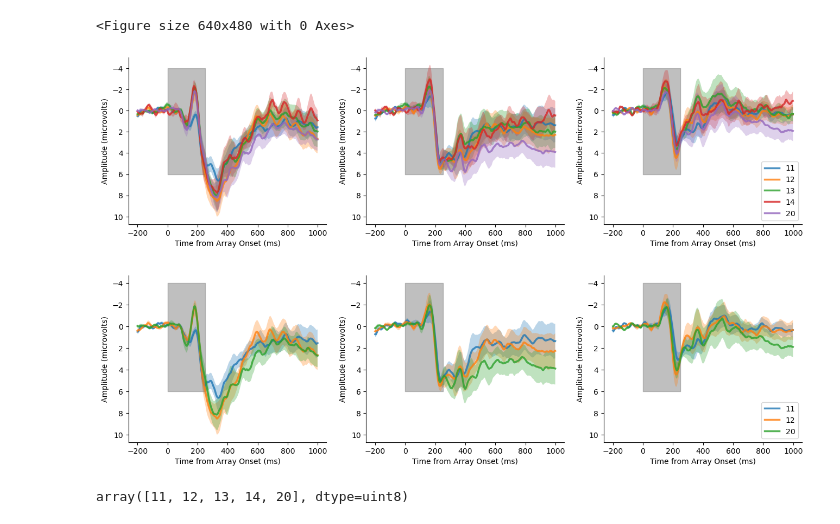
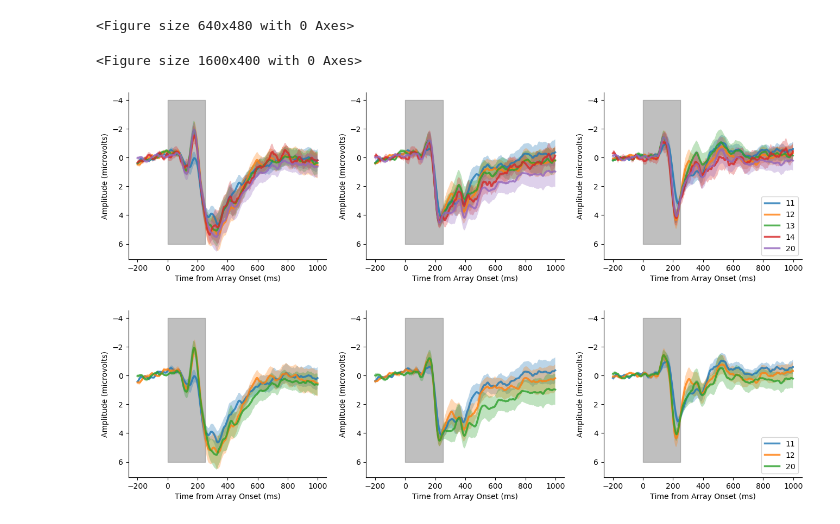
Before and after one commit to WilliamThyer/Cannonball, a Jupyter notebook: plot_erp.ipynb, the cells around one changed output. Saved outputs shown, nothing was run; the diff lists cells and outputs as text; code cells hidden in the pictures.

```diff
--- a/plot_erp.ipynb
+++ b/plot_erp.ipynb
@@ -10,24 +10,25 @@ np.random.seed(42)
 # %%
 plt.clf()
 
 fig,axes = plt.subplots(1,3,figsize=(16,4),sharex=True,sharey=True)
 experiment_name = 'C01'
 data_dir = f'./data/{experiment_name}'
 
-exp = decode_eeg.Experiment(experiment_name,data_dir,test=False)
-erp = decode_eeg.ERP(exp,subtitle=experiment_name)
+exp = eeg_decoder.Experiment(experiment_name,data_dir,dev=False)
+erp = eeg_decoder.ERP(exp,subtitle=experiment_name)
 xdata_all, ydata_all = erp.load_all_eeg()
 
 for isubset,(subtitle,subset) in enumerate(zip(['_ssPO','_ssC','_ssF'],[('P','O'),('C'),('F')])):
     erp.plot_ss(xdata_all, ydata_all,ax = axes[isubset], electrode_subset=subset)
 axes[isubset].legend(loc='lower right')
 
 # plt.savefig('output/figures/erps.png',dpi=500,bbox_inches='tight')
 # plt.savefig('output/figures/erps.pdf',dpi=500,bbox_inches='tight')
 plt.show()
 # %% [output]
 <Figure size 640x480 with 0 Axes>
+<Figure size 1600x400 with 0 Axes>
-[figure, old version]
+[figure, new version]
 # %%
 condition_subset = [11,12, 20]
 fig,axes = plt.subplots(1,3,figsize=(16,4),sharex=True,sharey=True)
@@ -36,8 +37,4 @@ for isubset,(subtitle,subset) in enumerate(zip(['_ssPO','_ssC','_ssF'],[('P','O'
 axes[isubset].legend(loc='lower right')
 plt.show()
 # %% [output]
-[figure, old version]
+[figure, new version]
-# %%
-np.unique(ydata_all[0])
-# %% [output]
-array([11, 12, 13, 14, 20], dtype=uint8)
```
Also changed, not shown: parts of 1 cell of this notebook, 29 other files.
